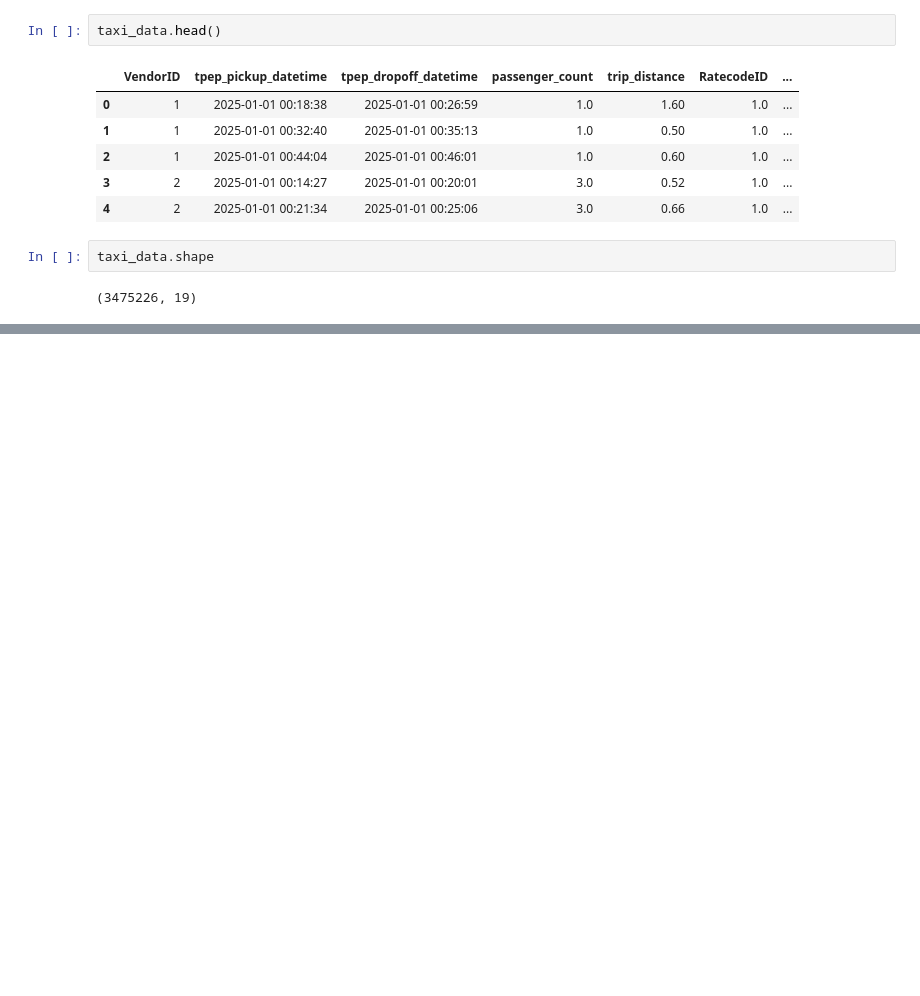
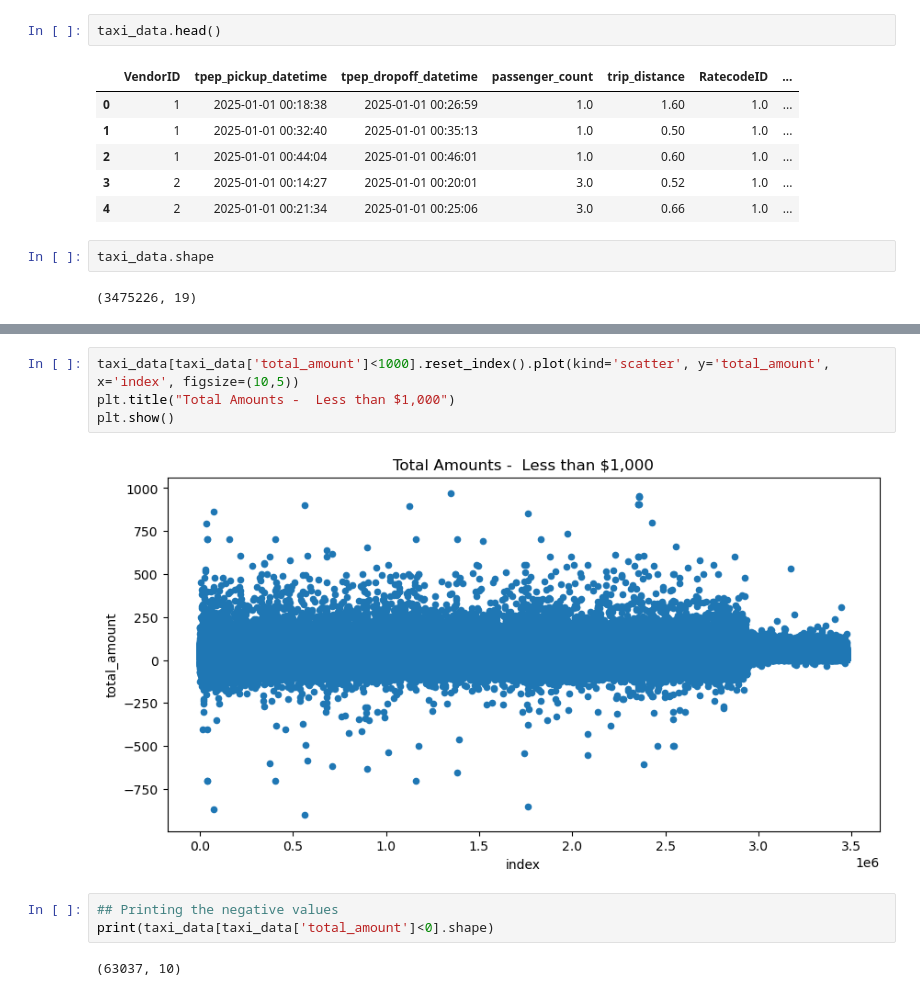
Before and after one commit to Meechymeech/New-York-Taxi-Analysis, a Jupyter notebook: Presentable Notebook.ipynb, the cells around one changed output, grey strips where cells are left out. Cells and saved outputs as stored; diff of their text form; blank space fills up the shorter version.

```diff
--- a/Presentable Notebook.ipynb
+++ b/Presentable Notebook.ipynb
@@ -84,0 +95,11 @@ taxi_data.describe()
+# %%
+taxi_data[taxi_data['total_amount']<1000].reset_index().plot(kind='scatter', y='total_amount', x='index', figsize=(10,5))
+plt.title("Total Amounts -  Less than $1,000")
+plt.show()
+# %% [output]
+[figure, added]
+# %%
+## Printing the negative values
+print(taxi_data[taxi_data['total_amount']<0].shape)
+# %% [output]
+(63037, 10)
```
Also changed, not shown: parts of 30 cells of this notebook.
